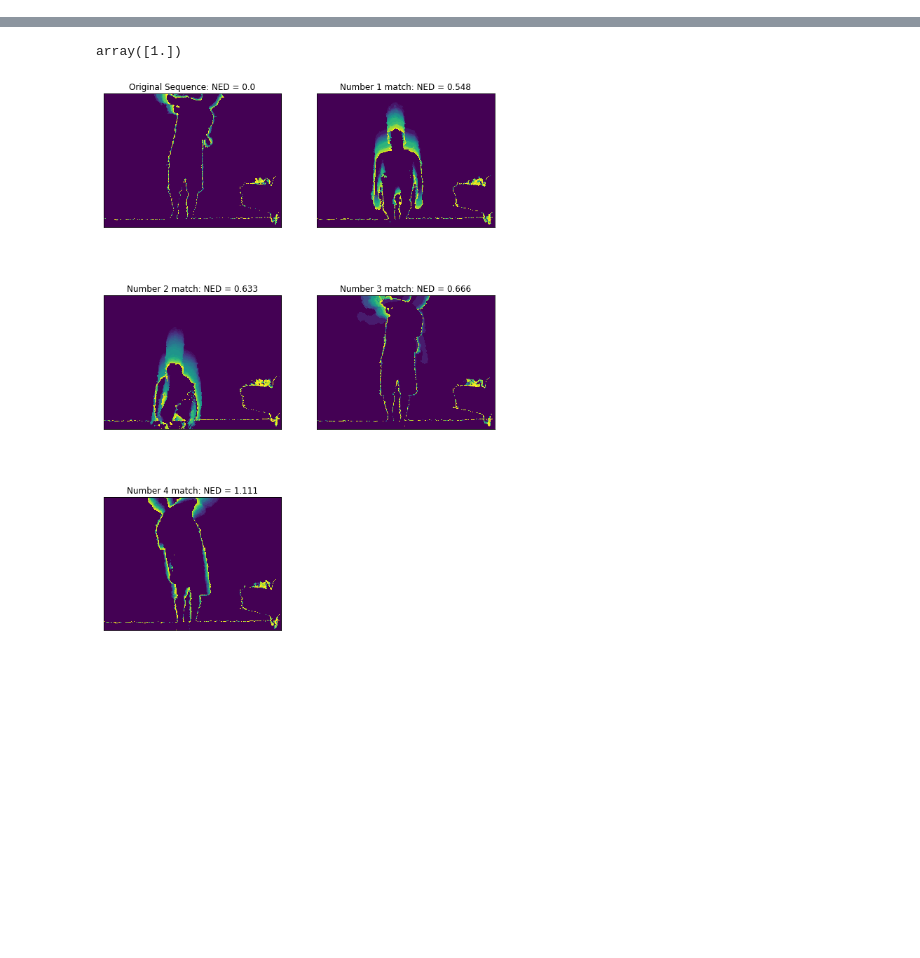
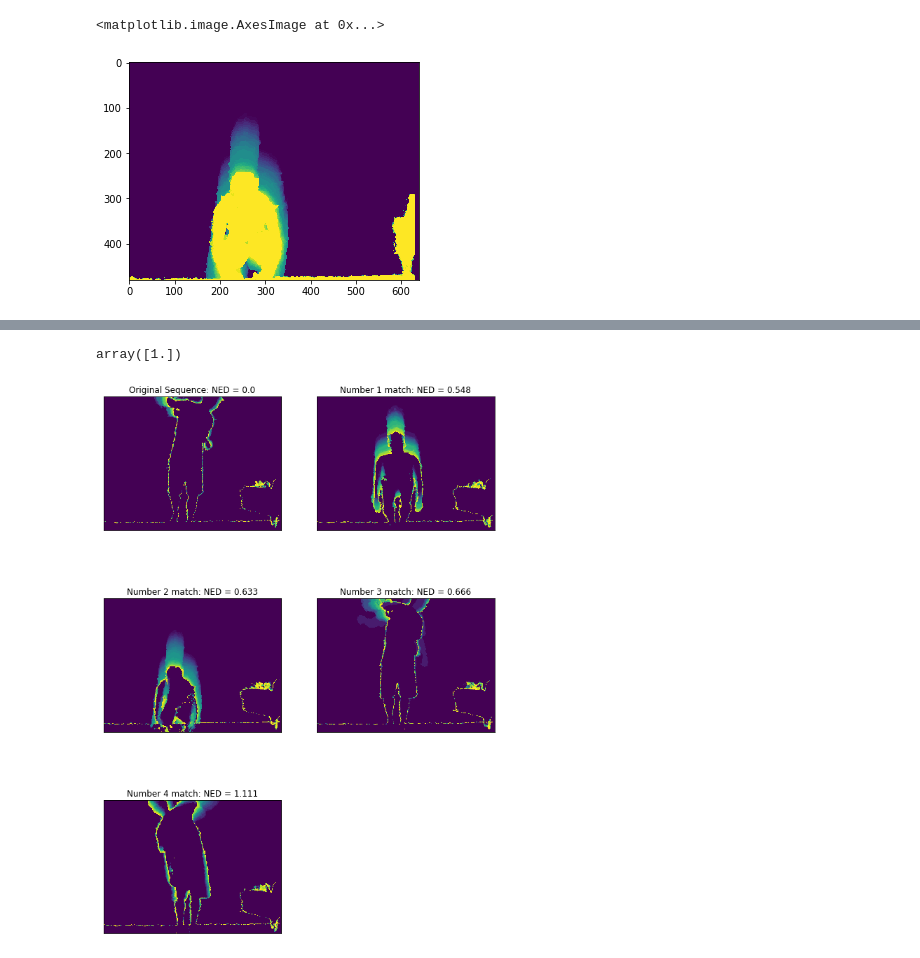
Before and after one commit to tracetidwell/cs6476, a Jupyter notebook: assignments/ps_5/PS_5.ipynb, the cells around one changed output, grey strips where cells are left out. Saved outputs shown, nothing was run; the diff lists cells and outputs as text; code cells hidden in the pictures; blank space fills up the shorter version.

```diff
--- a/assignments/ps_5/PS_5.ipynb
+++ b/assignments/ps_5/PS_5.ipynb
@@ -38,0 +83,5 @@ def norm_dists(train_examples, train_idxs, test_example):
+# %%
+plt.imshow(mhis[:, :, b])
+# %% [output]
+<matplotlib.image.AxesImage at 0x...>
+[figure, added]
```
Also changed, not shown: parts of 38 cells of this notebook, 16 other files.
